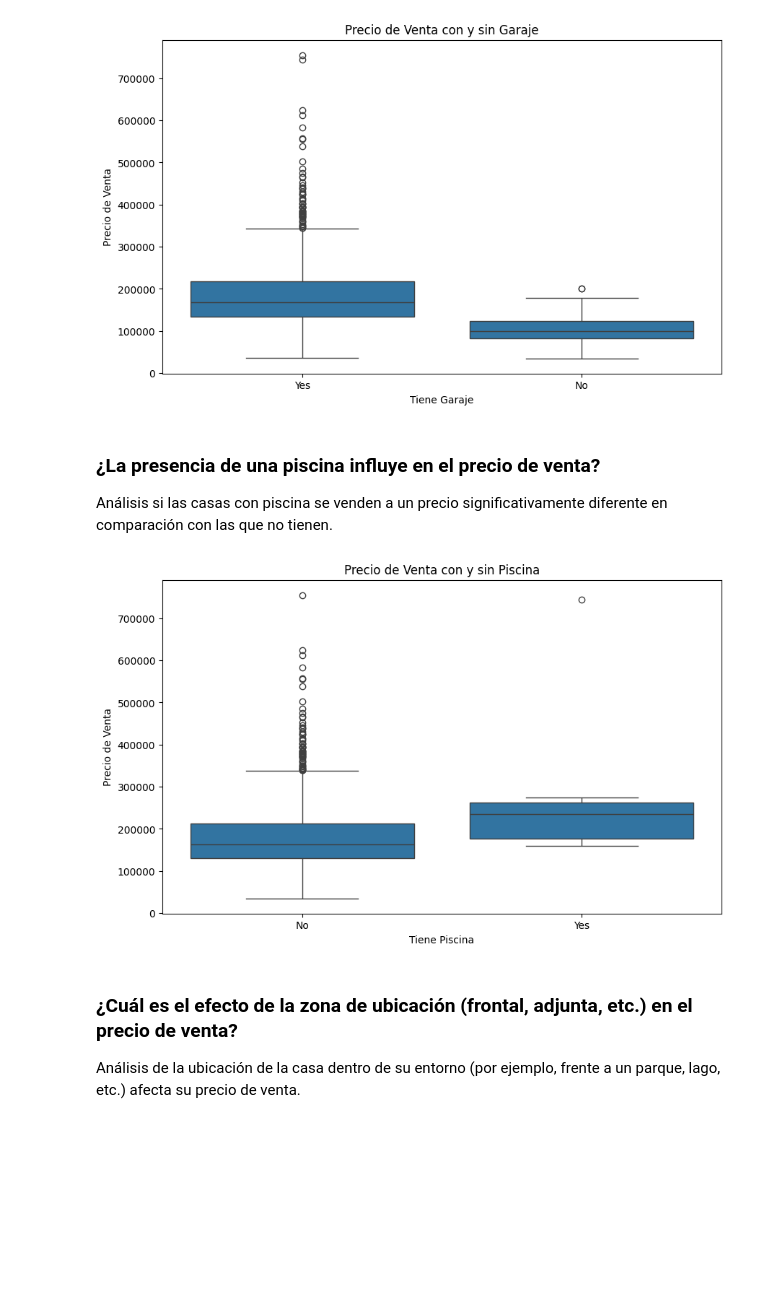
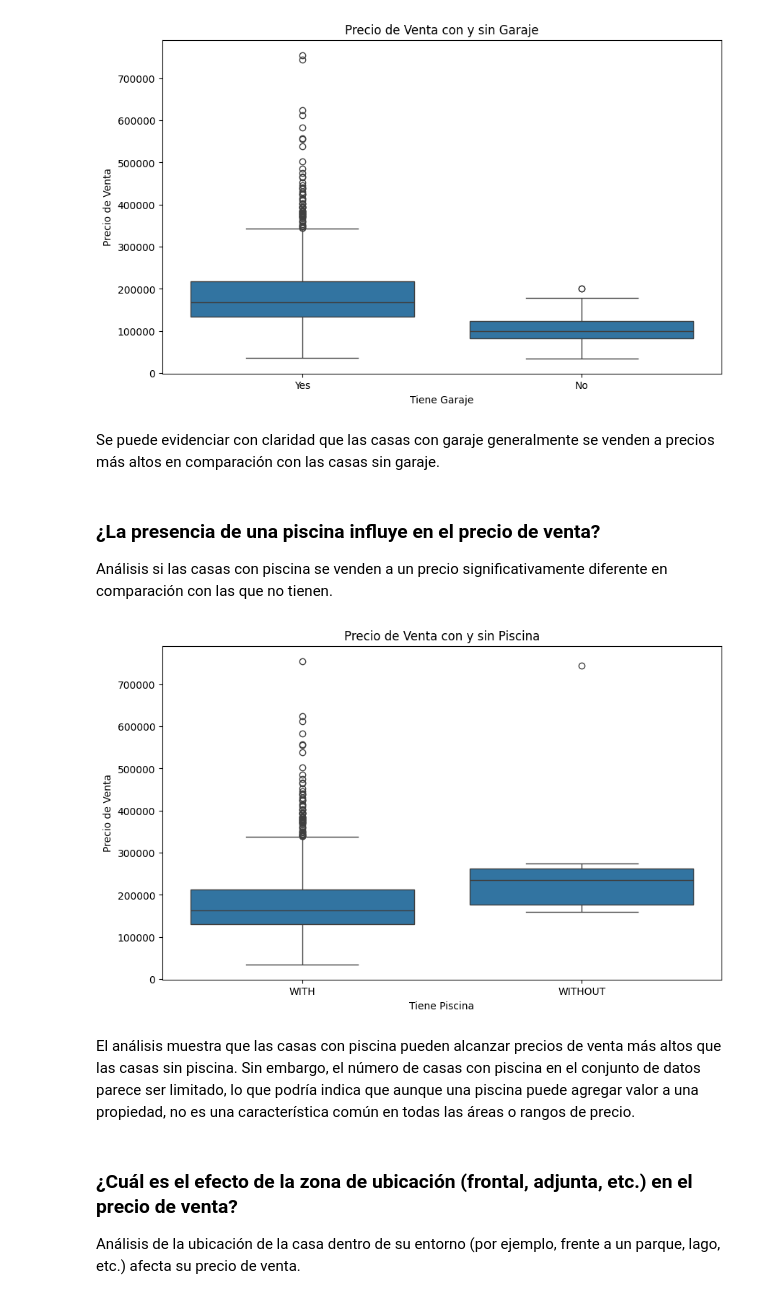
Before and after one commit to MelissaPerez09/HT03-DataMining, a Jupyter notebook: linearReg_Model.ipynb, the cells around one changed output. Saved outputs shown, nothing was run; the diff lists cells and outputs as text; code cells hidden in the pictures; blank space fills up the shorter version.

```diff
--- a/linearReg_Model.ipynb
+++ b/linearReg_Model.ipynb
@@ -164,19 +182,23 @@ plt.ylabel('Precio de Venta')
 plt.show()
 # %% [output]
 [figure]
+# %% [markdown]
+Se puede evidenciar con claridad que las casas con garaje generalmente se venden a precios más altos en comparación con las casas sin garaje.
 # %% [markdown]
 ### **¿La presencia de una piscina influye en el precio de venta?**
 Análisis si las casas con piscina se venden a un precio significativamente diferente en comparación con las que no tienen.
 # %%
-df['HasPool'] = df['PoolArea'].apply(lambda x: 'Yes' if x > 0 else 'No')
+df['HasPool'] = df['PoolArea'].apply(lambda x: 'WITHOUT' if x > 0 else 'WITH')
 plt.figure(figsize=(10, 6))
 sns.boxplot(x='HasPool', y='SalePrice', data=df)
 plt.title('Precio de Venta con y sin Piscina')
 plt.xlabel('Tiene Piscina')
 plt.ylabel('Precio de Venta')
 plt.show()
 # %% [output]
-[figure, old version]
+[figure, new version]
+# %% [markdown]
+El análisis muestra que las casas con piscina pueden alcanzar precios de venta más altos que las casas sin piscina. Sin embargo, el número de casas con piscina en el conjunto de datos parece ser limitado, lo que podría indica que aunque una piscina puede agregar valor a una propiedad, no es una característica común en todas las áreas o rangos de precio.
 # %% [markdown]
 ### **¿Cuál es el efecto de la zona de ubicación (frontal, adjunta, etc.) en el precio de venta?**
 Análisis de la ubicación de la casa dentro de su entorno (por ejemplo, frente a un parque, lago, etc.) afecta su precio de venta.
```
Also changed, not shown: parts of 10 cells of this notebook.
